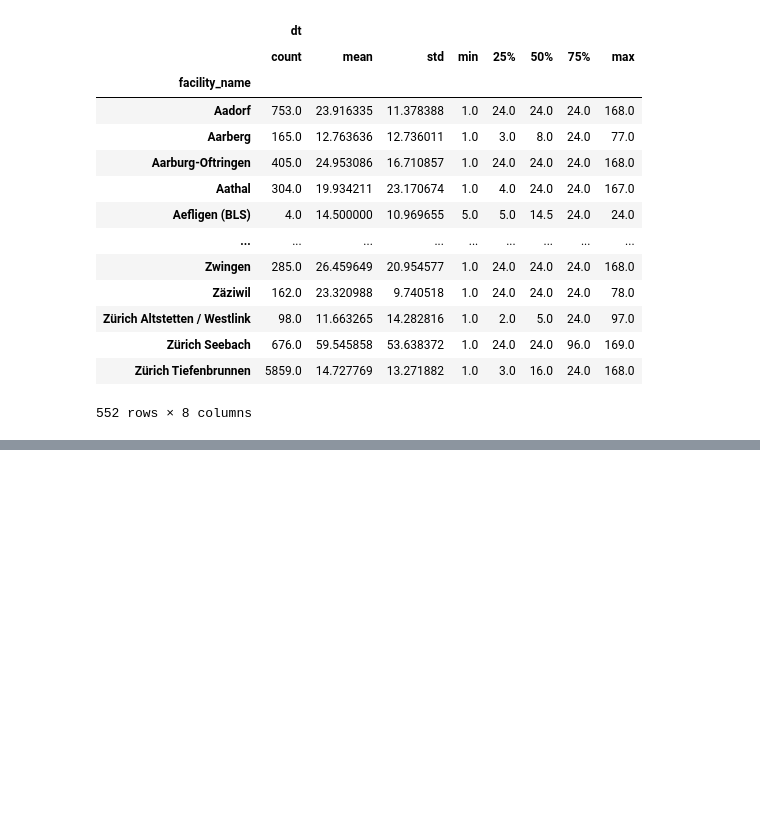
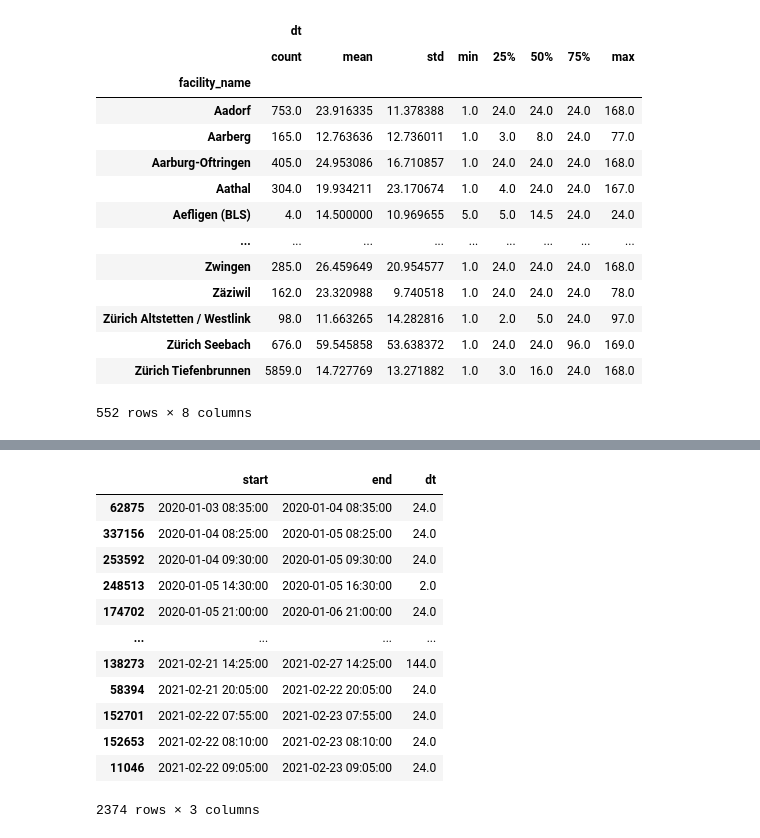
Before and after one commit to mrali92/start_hack_sbb, a Jupyter notebook: data_analysis.ipynb, the cells around one changed output, grey strips where cells are left out. Drawn from its saved outputs; the diff is of its cells as text; code cells hidden in the pictures; blank space fills up the shorter version.

```diff
--- a/data_analysis.ipynb
+++ b/data_analysis.ipynb
@@ -130,0 +176,20 @@ grouped_fname.describe()
+# %%
+facility_name = "Bern Bümpliz Süd"
+df_sail_merge = pd.concat([df_sail_bern_sbb, df_sail_bern_other])
+df_sail_sorted = df_sail_merge.sort_values(by="start")
+df_sail_sorted = df_sail_sorted.drop(["facility_uuid", "facility_name"], axis=1)
+df_sail_sorted
+# %% [output]
+|  | start | end | dt |
+| 62875 | 2020-01-03 08:35:00 | 2020-01-04 08:35:00 | 24.0 |
+| 337156 | 2020-01-04 08:25:00 | 2020-01-05 08:25:00 | 24.0 |
+| 253592 | 2020-01-04 09:30:00 | 2020-01-05 09:30:00 | 24.0 |
+| 248513 | 2020-01-05 14:30:00 | 2020-01-05 16:30:00 | 2.0 |
+| 174702 | 2020-01-05 21:00:00 | 2020-01-06 21:00:00 | 24.0 |
+| ... | ... | ... | ... |
+| 138273 | 2021-02-21 14:25:00 | 2021-02-27 14:25:00 | 144.0 |
+| 58394 | 2021-02-21 20:05:00 | 2021-02-22 20:05:00 | 24.0 |
+| 152701 | 2021-02-22 07:55:00 | 2021-02-23 07:55:00 | 24.0 |
+| 152653 | 2021-02-22 08:10:00 | 2021-02-23 08:10:00 | 24.0 |
+| 11046 | 2021-02-22 09:05:00 | 2021-02-23 09:05:00 | 24.0 |
+2374 rows × 3 columns
```
Also changed, not shown: parts of 17 cells of this notebook, 17 other files.
